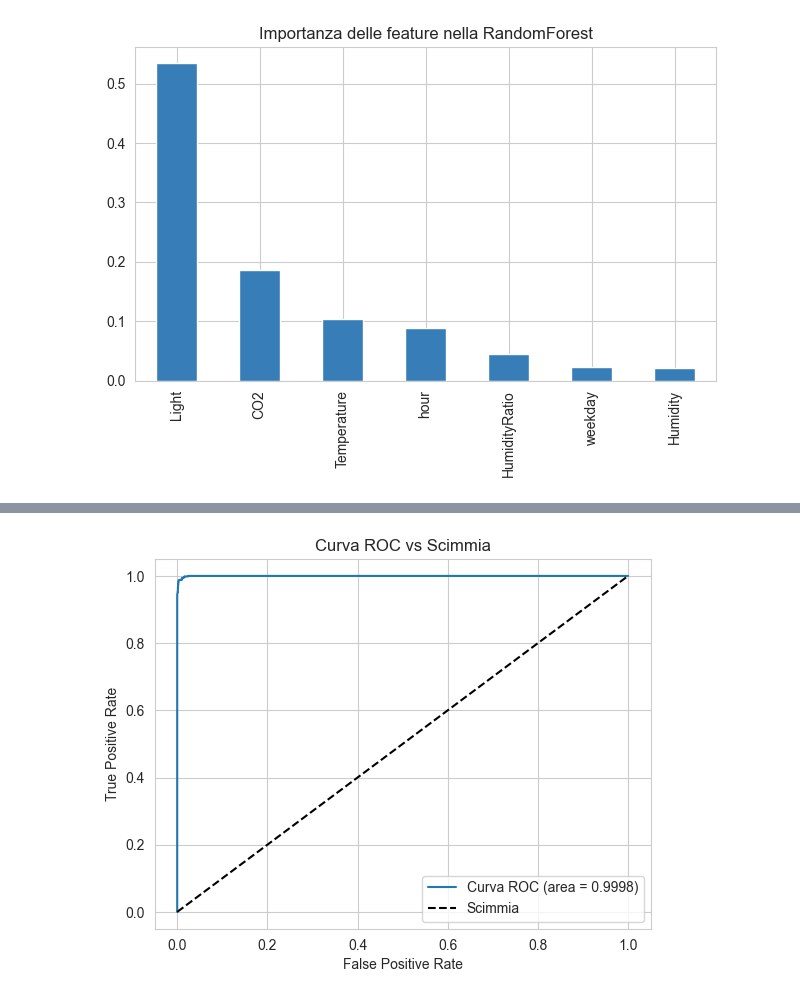
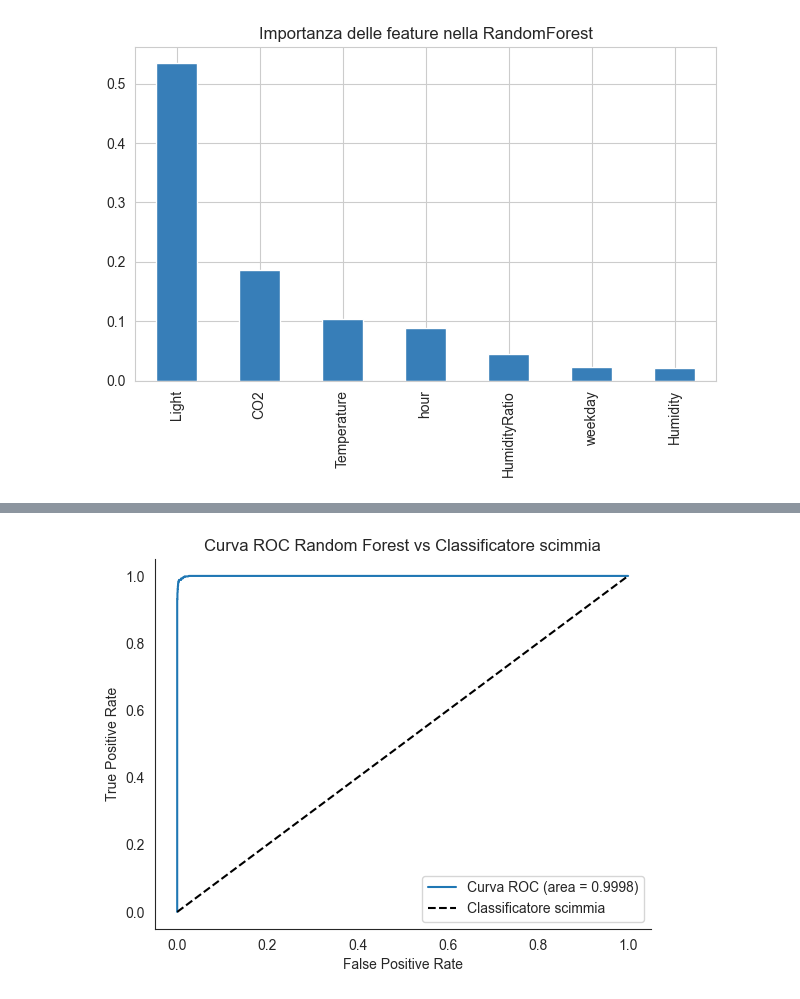
Before and after one commit to gabrielee20/roomoccupation, a Jupyter notebook: sample.ipynb, the cells around one changed output, grey strips where cells are left out. Saved outputs shown, nothing was run; the diff lists cells and outputs as text; code cells hidden in the pictures.

```diff
--- a/sample.ipynb
+++ b/sample.ipynb
@@ -70,9 +70,23 @@ colors_map = {
     for i, day in enumerate(order)
 }
 
-sns.barplot(x=counts.index, y=counts.values, order=order, hue=counts.index, palette=colors_map)
+barplot = sns.barplot(x=counts.index, y=counts.values, order=order, hue=counts.index, palette=colors_map)
 plt.xlabel('Giorno della settimana')
-plt.ylabel('Numero di campioni con presenza di persone')
 plt.title('Campioni con presenza per giorno della settimana')
+
+barplot.set(yticklabels=[])
+
+for x, y in zip(counts.index, counts.values):
+    barplot.text(
+        x=x,
+        y=y,
+        s=str(y),
+        ha='center',
+        va='bottom'
+    )
+
+for spine in barplot.spines.values():
+    spine.set_visible(False)
+
 plt.show()
 # %% [output]
@@ -367,37 +381,39 @@ plt.show()
 from sklearn.ensemble import RandomForestClassifier
 from sklearn.metrics import roc_curve, roc_auc_score
 import matplotlib.pyplot as plt
+import seaborn as sns
 
 hyperparameters = best_estimators_parameters.mode()
 max_depth = hyperparameters['max_depth'][0]
 
 classifier_with_tuned_paramaters = RandomForestClassifier(
     n_jobs=-1, n_estimators=hyperparameters['n_estimators'][0],
     min_samples_split=hyperparameters['min_samples_split'][0],
     min_samples_leaf=hyperparameters['min_samples_leaf'][0],
     max_samples=hyperparameters['max_samples'][0],
     max_depth= None if max_depth == -1 else max_depth,
 )
 
 classifier_with_tuned_paramaters.fit(X_train, y_train)
 
 y_pred_proba = classifier_with_tuned_paramaters.predict_proba(X_test)[:, 1]
 
 fpr, tpr, thresholds = roc_curve(y_test, y_pred_proba)
 
 roc_auc = roc_auc_score(y_test, y_pred_proba)
 
-print(roc_auc)
+sns.set_style({'axes.grid' : False})
 
 plt.plot(fpr, tpr, label="Curva ROC (area = %0.4f)" % roc_auc)
-plt.plot([0, 1], [0, 1], "k--", label="Scimmia")
+plt.plot([0, 1], [0, 1], "k--", label="Classificatore scimmia")
 plt.xlabel('False Positive Rate')
 plt.ylabel('True Positive Rate')
-plt.title('Curva ROC vs Scimmia')
+plt.title('Curva ROC Random Forest vs Classificatore scimmia')
 plt.legend(loc="lower right")
+sns.despine()
 plt.show()
 # %% [output]
-[figure, old version]
+[figure, new version]
 # %%
 import pandas as pd
 
```
Also changed, not shown: parts of 2 cells of this notebook.
